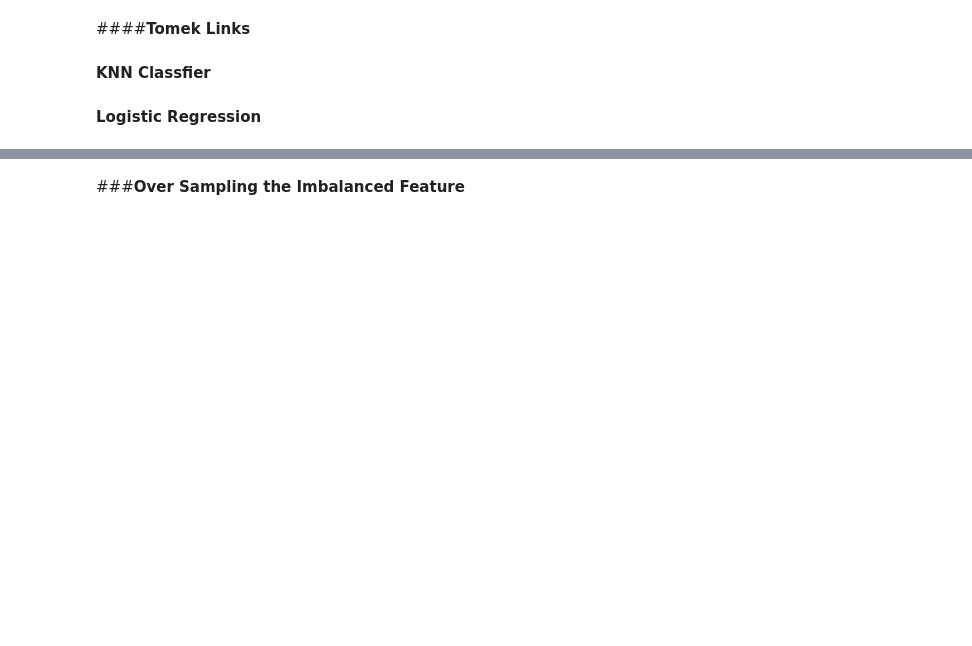
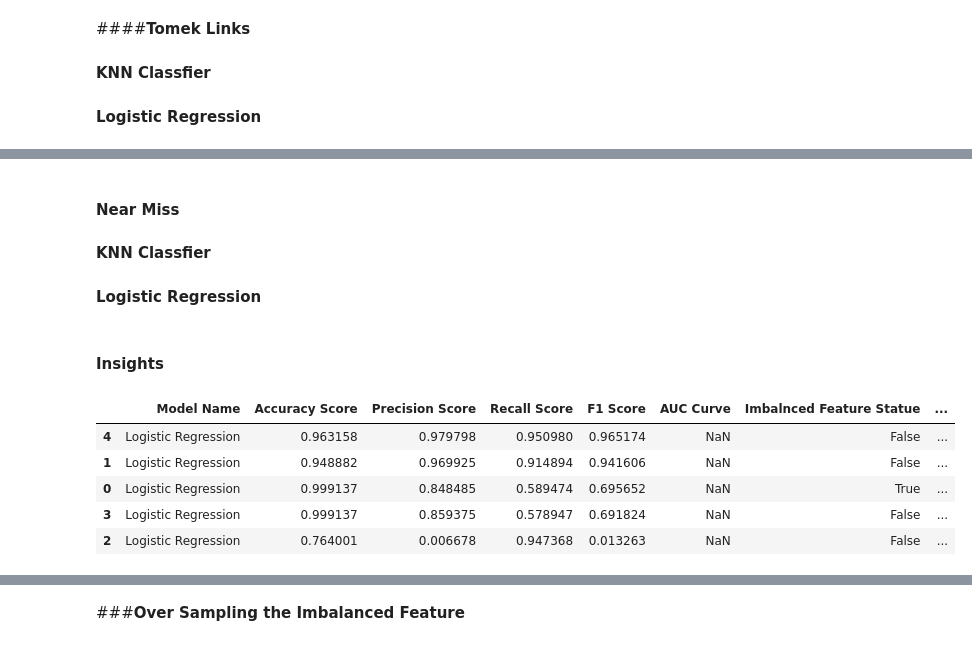
Before and after one commit to ZiadMAlsawy/ML_Project, a Jupyter notebook: Task_2.ipynb, the cells around one changed output, grey strips where cells are left out. Saved outputs shown, nothing was run; the diff lists cells and outputs as text; code cells hidden in the pictures; blank space fills up the shorter version.

```diff
--- a/Task_2.ipynb
+++ b/Task_2.ipynb
@@ -404,0 +404,11 @@ F1 Score : 0.69
+# %%
+LR_TL = {
+    'Model Name': 'Logistic Regression',
+    'Accuracy Score': accuracy_score(y_test, y_tl_pred),
+    'Precision Score': precision_score(y_test, y_tl_pred),
+    'Recall Score': recall_score(y_test, y_tl_pred),
+    'F1 Score': f1_score(y_test, y_tl_pred),
+    'Imbalnced Feature Statue': False,
+    'Technique': 'Tomek Links'
+}
+Records = pd.concat([Records, pd.DataFrame([LR_TL])], ignore_index=True)
@@ -404,0 +421,10 @@ F1 Score : 0.69
+# %% [markdown]
+#### **Near Miss**
+# %%
+nm = NearMiss(version=1)
+X_resampled_nm, y_resampled_nm = nm.fit_resample(X, y)
+X_train_nm, X_test_nm, y_train_nm, y_test_nm = train_test_split(X_resampled_nm, y_resampled_nm, test_size=0.2, random_state=42)
+# %% [markdown]
+**KNN Classfier**
+# %% [markdown]
+**Logistic Regression**
@@ -404,0 +446,13 @@ F1 Score : 0.69
+# %% [markdown]
+#### **Insights**
+# %%
+sorted_by_F1_Score = Records.sort_values(by="F1 Score", ascending=False)
+sorted_by_F1_Score
+# We can say that based on sorting by F1 Score Near Miss is the Best One
+# %% [output]
+|  | Model Name | Accuracy Score | Precision Score | Recall Score | F1 Score | AUC Curve | Imbalnced Feature Statue | ... |
+| 4 | Logistic Regression | 0.963158 | 0.979798 | 0.950980 | 0.965174 | NaN | False | ... |
+| 1 | Logistic Regression | 0.948882 | 0.969925 | 0.914894 | 0.941606 | NaN | False | ... |
+| 0 | Logistic Regression | 0.999137 | 0.848485 | 0.589474 | 0.695652 | NaN | True | ... |
+| 3 | Logistic Regression | 0.999137 | 0.859375 | 0.578947 | 0.691824 | NaN | False | ... |
+| 2 | Logistic Regression | 0.764001 | 0.006678 | 0.947368 | 0.013263 | NaN | False | ... |
```
Also changed, not shown: parts of 39 cells of this notebook.
